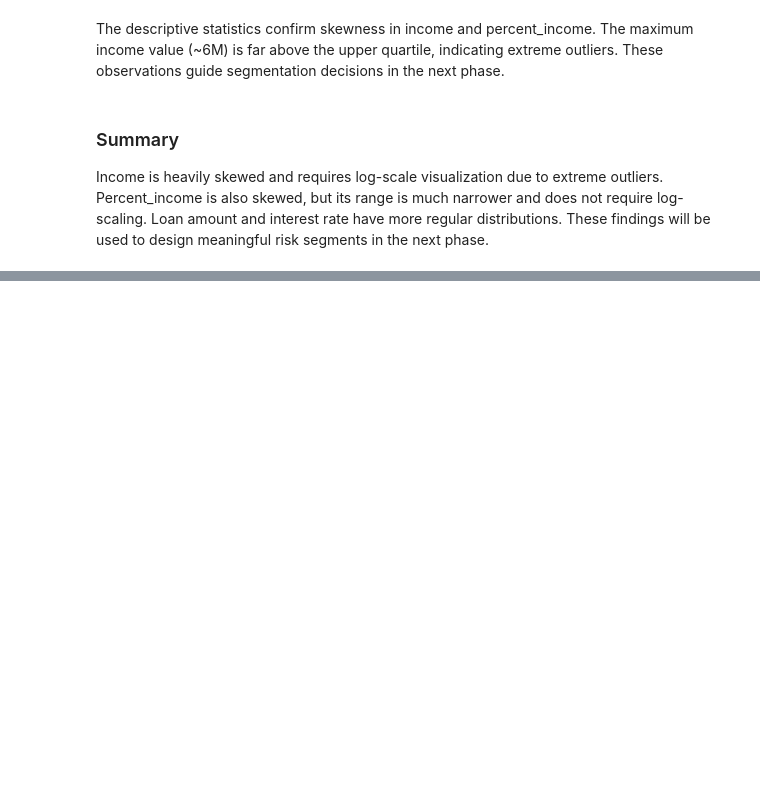
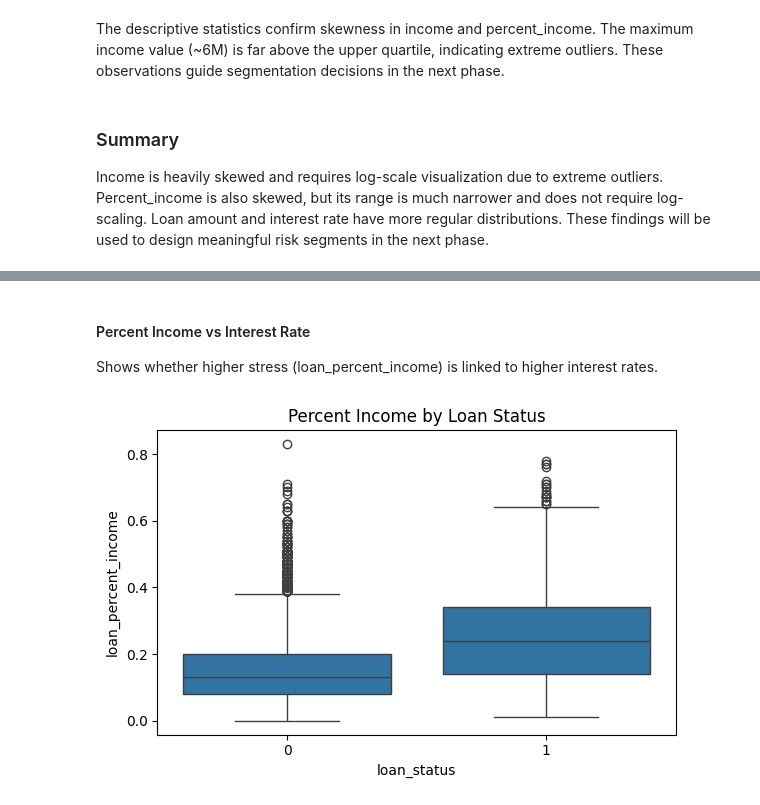
Before and after one commit to Aarni-git/risk-driven-data-insights, a Jupyter notebook: notebooks/02_Feature_Exploration.ipynb, the cells around one changed output, grey strips where cells are left out. Saved outputs shown, nothing was run; the diff lists cells and outputs as text; code cells hidden in the pictures; blank space fills up the shorter version.

```diff
--- a/notebooks/02_Feature_Exploration.ipynb
+++ b/notebooks/02_Feature_Exploration.ipynb
@@ -105,0 +161,12 @@ in the next phase.
+# %% [markdown]
+#### Percent Income vs Interest Rate
+
+Shows whether higher stress (loan_percent_income) is linked to higher interest rates.
+# %%
+plt.figure(figsize=(6, 4))
+sns.boxplot(data=df_rel, x="loan_status", y="loan_percent_income")
+plt.title("Percent Income by Loan Status")
+plt.tight_layout()
+plt.show()
+# %% [output]
+[figure, added]
```
Also changed, not shown: parts of 22 cells of this notebook.
